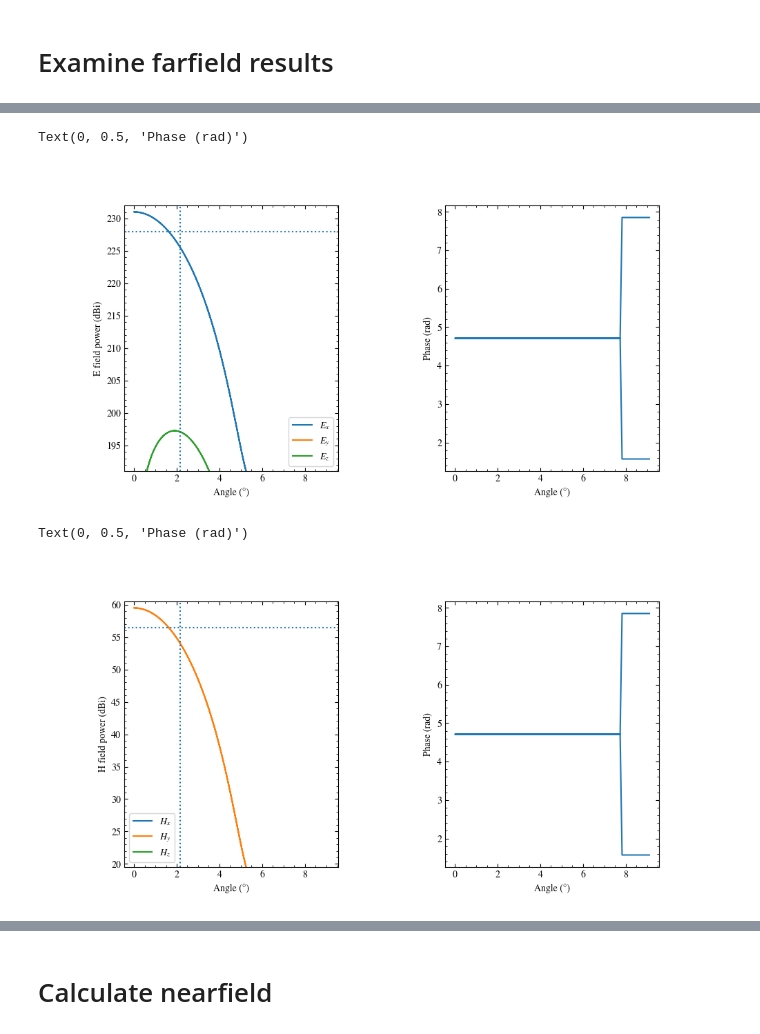
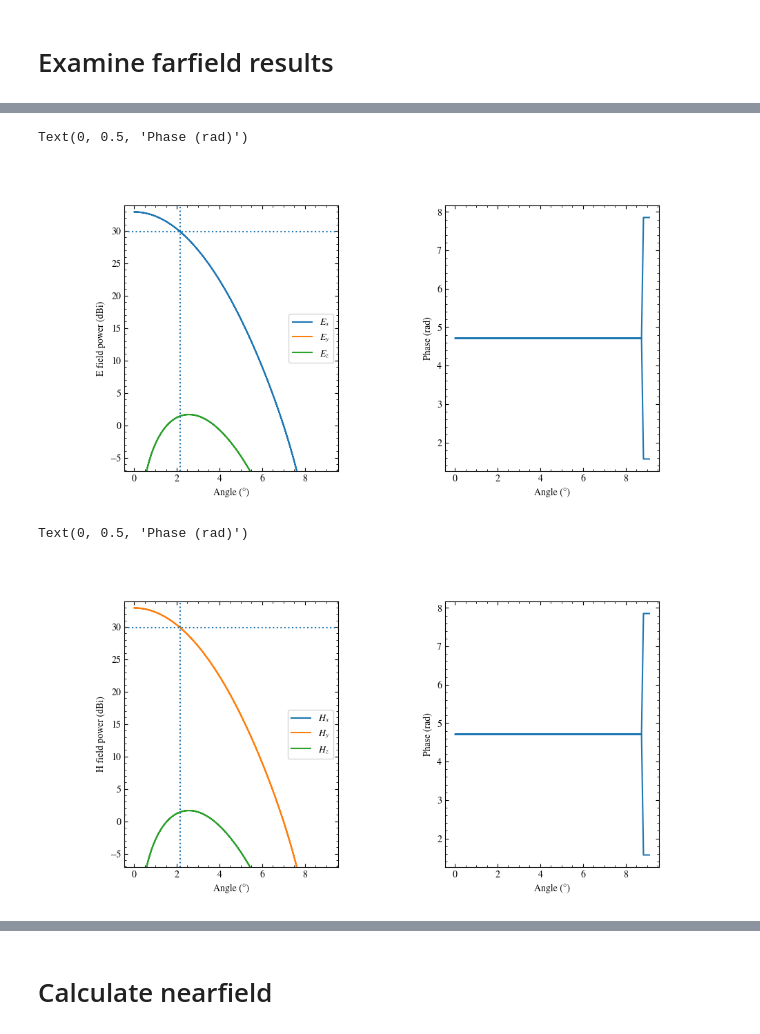
Before and after one commit to PyPO-dev/PyPO, a Jupyter notebook: tutorials/test_vecGB debug.ipynb, the cells around one changed output, grey strips where cells are left out. Saved outputs shown, nothing was run; the diff lists cells and outputs as text; code cells hidden in the pictures.

```diff
--- a/tutorials/test_vecGB debug.ipynb
+++ b/tutorials/test_vecGB debug.ipynb
@@ -78,7 +78,9 @@ The source is defined on a grid $5 w_0$ in diameter.  From the Gaussian beam for
 # %%
 # Setting up parameters for defining simulation.
 # Source parameters and distances
-lam = 1*Units.MM                # Wavelength of light in mm
+lam = 5*Units.MM                # Wavelength of light in mm
+
+k = 2*np.pi/lam
 
 w0 = 5*lam  # Gaussian beamwaist
 z = 0
@@ -104,7 +106,7 @@ The Gaussian beam width at $z=20 w_0$ is given by:
 
 $$ w(z) = w_0 \sqrt{1 + \bigg(\frac{\lambda z}{\pi w_0^2}\bigg)^2} $$
 # %%
-z_grid = 0
+z_grid = 100*lam
 print(f"Near-field grid distance     : {z_grid:7.3f} mm")
 
 w_grid = w0*np.sqrt(1 + ((lam*z_grid)/(np.pi*w0**2))**2)
@@ -197,7 +199,7 @@ source_plane = {
         # "lims_y"    : np.array([-r_disk, r_disk]),
         "lims_u"    : np.array([0, r_source]),
         "lims_v"    : np.array([0, 360])*Units.DEG,
-        "gridsize"  : np.array([max_po1, max_po2])
+        "gridsize"  : np.array([po1, max_po2])
         }
 
 s.addPlane(source_plane)
@@ -366,29 +543,29 @@ ax[1].set_xlabel('Angle (°)')
 ax[1].set_ylabel('Phase (rad)')
 # %% [output]
 Text(0, 0.5, 'Phase (rad)')
-[figure, old version]
+[figure, new version]
 # %%
 field = 'EH_ff'
 
 row = int(n_grid/2)
 
 vmax = 20*np.log10(np.max(np.abs(s.fields[field].Hy)))
 vmin = vmax -40
 
 fig, ax = plt.subplots(1,2, figsize=(10,5), gridspec_kw={'wspace':0.5})
-ax[0].plot(np.rad2deg(grid.x[:,row]), 10*np.log10(np.abs(s.fields[field].Hx[:,row])**2), label='$H_x$')
-ax[0].plot(np.rad2deg(grid.x[:,row]), 10*np.log10(np.abs(s.fields[field].Hy[:,row])**2), label='$H_y$')
-ax[0].plot(np.rad2deg(grid.x[:,row]), 10*np.log10(np.abs(s.fields[field].Hz[:,row])**2), label='$H_z$')
+ax[0].plot(np.rad2deg(grid.x[row,:]), 10*np.log10(np.abs(s.fields[field].Hx[row,:])**2), label='$H_x$')
+ax[0].plot(np.rad2deg(grid.x[row,:]), 10*np.log10(np.abs(s.fields[field].Hy[row,:])**2), label='$H_y$')
+ax[0].plot(np.rad2deg(grid.x[row,:]), 10*np.log10(np.abs(s.fields[field].Hz[row,:])**2), label='$H_z$')
 ax[0].axvline(fwhm/2, ls=":")
 ax[0].axhline(vmax-3, ls=":")
 ax[0].set_ylim((vmin, vmax+1))
 ax[0].legend()
 ax[0].set_xlabel('Angle (°)')
 ax[0].set_ylabel('H field power (dBi)')
 
-ax[1].plot(np.rad2deg(grid.x[:,row]), np.unwrap(np.angle(s.fields[field].Hy[:,row])))
+ax[1].plot(np.rad2deg(grid.x[row,:]), np.unwrap(np.angle(s.fields[field].Hy[row,:])))
 ax[1].set_xlabel('Angle (°)')
 ax[1].set_ylabel('Phase (rad)')
 # %% [output]
 Text(0, 0.5, 'Phase (rad)')
-[figure, old version]
+[figure, new version]
```
Also changed, not shown: parts of 61 cells of this notebook, 6 other files.
